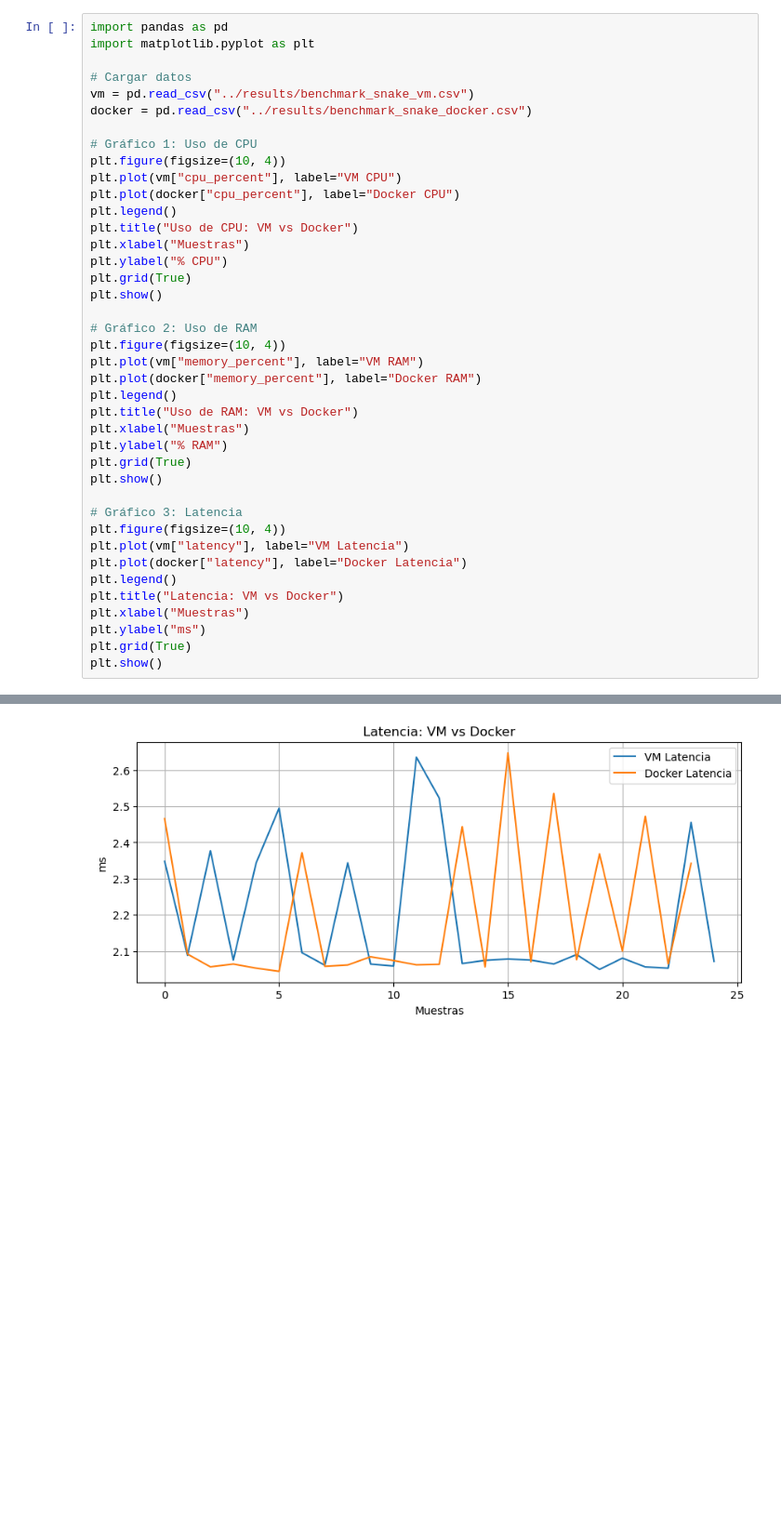
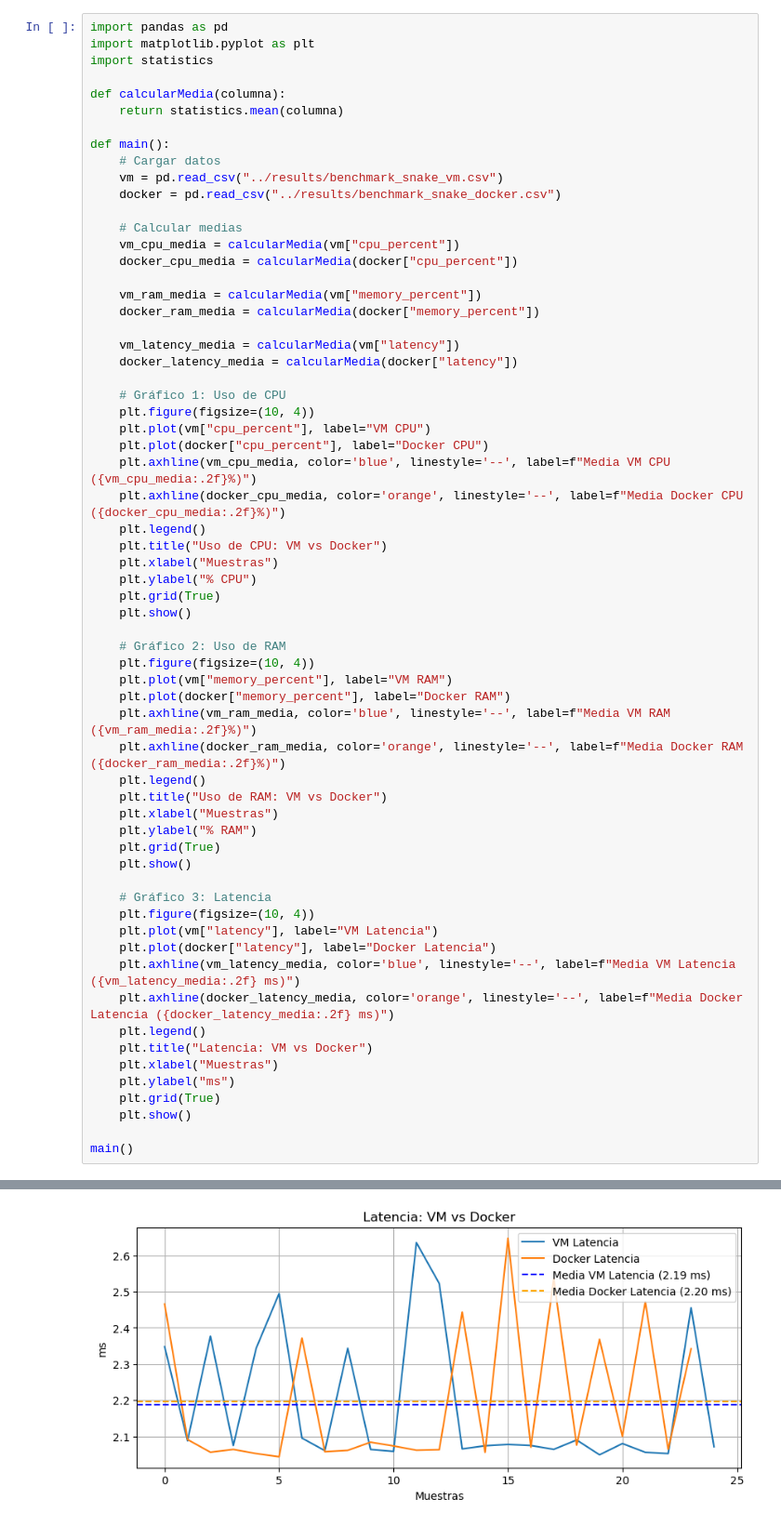
Before and after one commit to Bienvee3/ProyectoTIC, a Jupyter notebook: src/ vm_vs_docker_benchmark/notebooks/vm_vs_docker_comparison.ipynb, the cells around one changed output, grey strips where cells are left out. Shown: that part at 93% size. Drawn from its saved outputs; the diff is of its cells as text; blank space fills up the shorter version.

Commit message:
feat: media implementada en los graficos

```diff
--- a/src/ vm_vs_docker_benchmark/notebooks/vm_vs_docker_comparison.ipynb
+++ b/src/ vm_vs_docker_benchmark/notebooks/vm_vs_docker_comparison.ipynb
@@ -1,41 +1,64 @@
 # %%
 import pandas as pd
 import matplotlib.pyplot as plt
+import statistics
 
-# Cargar datos
-vm = pd.read_csv("../results/benchmark_snake_vm.csv")
-docker = pd.read_csv("../results/benchmark_snake_docker.csv")
+def calcularMedia(columna):
+    return statistics.mean(columna)
 
-# Gráfico 1: Uso de CPU
-plt.figure(figsize=(10, 4))
-plt.plot(vm["cpu_percent"], label="VM CPU")
-plt.plot(docker["cpu_percent"], label="Docker CPU")
-plt.legend()
-plt.title("Uso de CPU: VM vs Docker")
-plt.xlabel("Muestras")
-plt.ylabel("% CPU")
-plt.grid(True)
-plt.show()
+def main():
+    # Cargar datos
+    vm = pd.read_csv("../results/benchmark_snake_vm.csv")
+    docker = pd.read_csv("../results/benchmark_snake_docker.csv")
 
-# Gráfico 2: Uso de RAM
-plt.figure(figsize=(10, 4))
-plt.plot(vm["memory_percent"], label="VM RAM")
-plt.plot(docker["memory_percent"], label="Docker RAM")
-plt.legend()
-plt.title("Uso de RAM: VM vs Docker")
-plt.xlabel("Muestras")
-plt.ylabel("% RAM")
-plt.grid(True)
-plt.show()
+    # Calcular medias
+    vm_cpu_media = calcularMedia(vm["cpu_percent"])
+    docker_cpu_media = calcularMedia(docker["cpu_percent"])
 
-# Gráfico 3: Latencia
-plt.figure(figsize=(10, 4))
-plt.plot(vm["latency"], label="VM Latencia")
-plt.plot(docker["latency"], label="Docker Latencia")
-plt.legend()
-plt.title("Latencia: VM vs Docker")
-plt.xlabel("Muestras")
-plt.ylabel("ms")
-plt.grid(True)
-plt.show()
+    vm_ram_media = calcularMedia(vm["memory_percent"])
+    docker_ram_media = calcularMedia(docker["memory_percent"])
+
+    vm_latency_media = calcularMedia(vm["latency"])
+    docker_latency_media = calcularMedia(docker["latency"])
+
+    # Gráfico 1: Uso de CPU
+    plt.figure(figsize=(10, 4))
+    plt.plot(vm["cpu_percent"], label="VM CPU")
+    plt.plot(docker["cpu_percent"], label="Docker CPU")
+    plt.axhline(vm_cpu_media, color='blue', linestyle='--', label=f"Media VM CPU ({vm_cpu_media:.2f}%)")
+    plt.axhline(docker_cpu_media, color='orange', linestyle='--', label=f"Media Docker CPU ({docker_cpu_media:.2f}%)")
+    plt.legend()
+    plt.title("Uso de CPU: VM vs Docker")
+    plt.xlabel("Muestras")
+    plt.ylabel("% CPU")
+    plt.grid(True)
+    plt.show()
+
+    # Gráfico 2: Uso de RAM
+    plt.figure(figsize=(10, 4))
+    plt.plot(vm["memory_percent"], label="VM RAM")
+    plt.plot(docker["memory_percent"], label="Docker RAM")
+    plt.axhline(vm_ram_media, color='blue', linestyle='--', label=f"Media VM RAM ({vm_ram_media:.2f}%)")
+    plt.axhline(docker_ram_media, color='orange', linestyle='--', label=f"Media Docker RAM ({docker_ram_media:.2f}%)")
+    plt.legend()
+    plt.title("Uso de RAM: VM vs Docker")
+    plt.xlabel("Muestras")
+    plt.ylabel("% RAM")
+    plt.grid(True)
+    plt.show()
+
+    # Gráfico 3: Latencia
+    plt.figure(figsize=(10, 4))
+    plt.plot(vm["latency"], label="VM Latencia")
+    plt.plot(docker["latency"], label="Docker Latencia")
+    plt.axhline(vm_latency_media, color='blue', linestyle='--', label=f"Media VM Latencia ({vm_latency_media:.2f} ms)")
+    plt.axhline(docker_latency_media, color='orange', linestyle='--', label=f"Media Docker Latencia ({docker_latency_media:.2f} ms)")
+    plt.legend()
+    plt.title("Latencia: VM vs Docker")
+    plt.xlabel("Muestras")
+    plt.ylabel("ms")
+    plt.grid(True)
+    plt.show()
+
+main()
 # %% [output]
@@ -44 +67 @@ plt.show()
-[figure, old version]
+[figure, new version]
```
Also changed, not shown: parts of 1 cell of this notebook.
